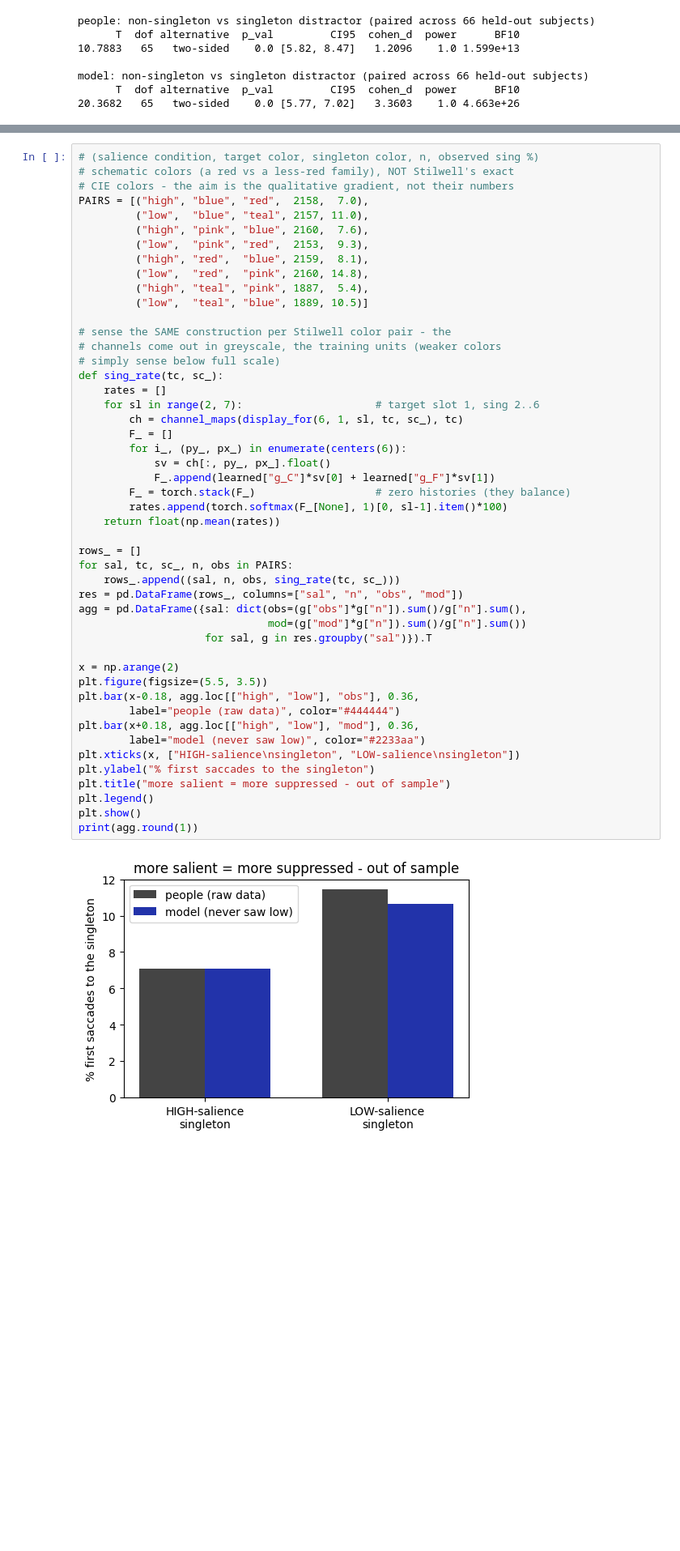
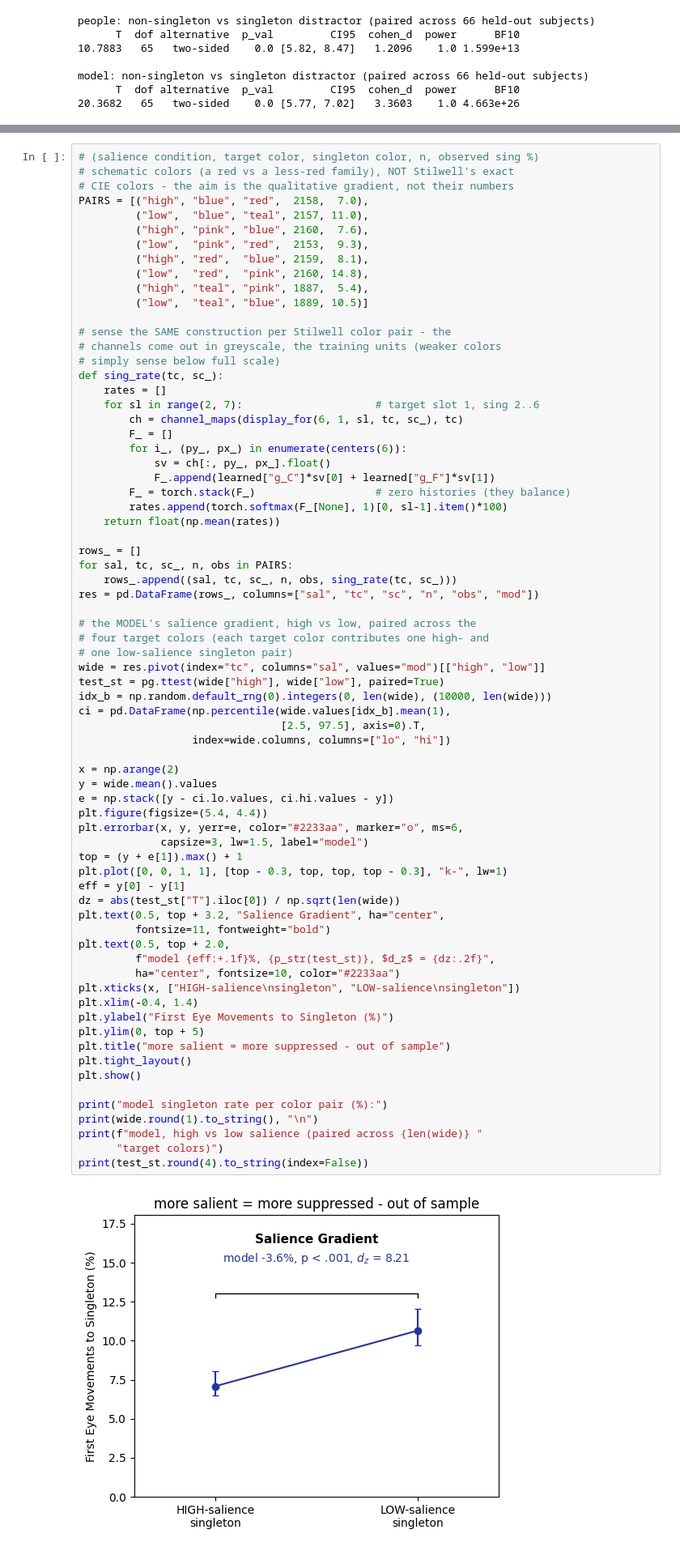
Before and after one commit to HanZhang-psych/Ego-Spatial-Sense, a Jupyter notebook: Visual-Search/tutorial_visual_search.ipynb, the cells around one changed output, grey strips where cells are left out. Shown at 81% size. Drawn from its saved outputs; the diff is of its cells as text; blank space fills up the shorter version.

```diff
--- a/Visual-Search/tutorial_visual_search.ipynb
+++ b/Visual-Search/tutorial_visual_search.ipynb
@@ -944,44 +946,67 @@ PAIRS = [("high", "blue", "red",  2158,  7.0),
          ("high", "pink", "blue", 2160,  7.6),
          ("low",  "pink", "red",  2153,  9.3),
          ("high", "red",  "blue", 2159,  8.1),
          ("low",  "red",  "pink", 2160, 14.8),
          ("high", "teal", "pink", 1887,  5.4),
          ("low",  "teal", "blue", 1889, 10.5)]
 
 # sense the SAME construction per Stilwell color pair - the
 # channels come out in greyscale, the training units (weaker colors
 # simply sense below full scale)
 def sing_rate(tc, sc_):
     rates = []
     for sl in range(2, 7):                     # target slot 1, sing 2..6
         ch = channel_maps(display_for(6, 1, sl, tc, sc_), tc)
         F_ = []
         for i_, (py_, px_) in enumerate(centers(6)):
             sv = ch[:, py_, px_].float()
             F_.append(learned["g_C"]*sv[0] + learned["g_F"]*sv[1])
         F_ = torch.stack(F_)                   # zero histories (they balance)
         rates.append(torch.softmax(F_[None], 1)[0, sl-1].item()*100)
     return float(np.mean(rates))
 
 rows_ = []
 for sal, tc, sc_, n, obs in PAIRS:
-    rows_.append((sal, n, obs, sing_rate(tc, sc_)))
-res = pd.DataFrame(rows_, columns=["sal", "n", "obs", "mod"])
-agg = pd.DataFrame({sal: dict(obs=(g["obs"]*g["n"]).sum()/g["n"].sum(),
-                              mod=(g["mod"]*g["n"]).sum()/g["n"].sum())
-                    for sal, g in res.groupby("sal")}).T
+    rows_.append((sal, tc, sc_, n, obs, sing_rate(tc, sc_)))
+res = pd.DataFrame(rows_, columns=["sal", "tc", "sc", "n", "obs", "mod"])
+
+# the MODEL's salience gradient, high vs low, paired across the
+# four target colors (each target color contributes one high- and
+# one low-salience singleton pair)
+wide = res.pivot(index="tc", columns="sal", values="mod")[["high", "low"]]
+test_st = pg.ttest(wide["high"], wide["low"], paired=True)
+idx_b = np.random.default_rng(0).integers(0, len(wide), (10000, len(wide)))
+ci = pd.DataFrame(np.percentile(wide.values[idx_b].mean(1),
+                                [2.5, 97.5], axis=0).T,
+                  index=wide.columns, columns=["lo", "hi"])
 
 x = np.arange(2)
-plt.figure(figsize=(5.5, 3.5))
-plt.bar(x-0.18, agg.loc[["high", "low"], "obs"], 0.36,
-        label="people (raw data)", color="#444444")
-plt.bar(x+0.18, agg.loc[["high", "low"], "mod"], 0.36,
-        label="model (never saw low)", color="#2233aa")
+y = wide.mean().values
+e = np.stack([y - ci.lo.values, ci.hi.values - y])
+plt.figure(figsize=(5.4, 4.4))
+plt.errorbar(x, y, yerr=e, color="#2233aa", marker="o", ms=6,
+             capsize=3, lw=1.5, label="model")
+top = (y + e[1]).max() + 1
+plt.plot([0, 0, 1, 1], [top - 0.3, top, top, top - 0.3], "k-", lw=1)
+eff = y[0] - y[1]
+dz = abs(test_st["T"].iloc[0]) / np.sqrt(len(wide))
+plt.text(0.5, top + 3.2, "Salience Gradient", ha="center",
+         fontsize=11, fontweight="bold")
+plt.text(0.5, top + 2.0,
+         f"model {eff:+.1f}%, {p_str(test_st)}, $d_z$ = {dz:.2f}",
+         ha="center", fontsize=10, color="#2233aa")
 plt.xticks(x, ["HIGH-salience\nsingleton", "LOW-salience\nsingleton"])
-plt.ylabel("% first saccades to the singleton")
+plt.xlim(-0.4, 1.4)
+plt.ylabel("First Eye Movements to Singleton (%)")
+plt.ylim(0, top + 5)
 plt.title("more salient = more suppressed - out of sample")
-plt.legend()
+plt.tight_layout()
 plt.show()
-print(agg.round(1))
+
+print("model singleton rate per color pair (%):")
+print(wide.round(1).to_string(), "\n")
+print(f"model, high vs low salience (paired across {len(wide)} "
+      "target colors)")
+print(test_st.round(4).to_string(index=False))
 # %% [output]
-[figure, old version]
+[figure, new version]
```
Also changed, not shown: parts of 2 cells of this notebook.
